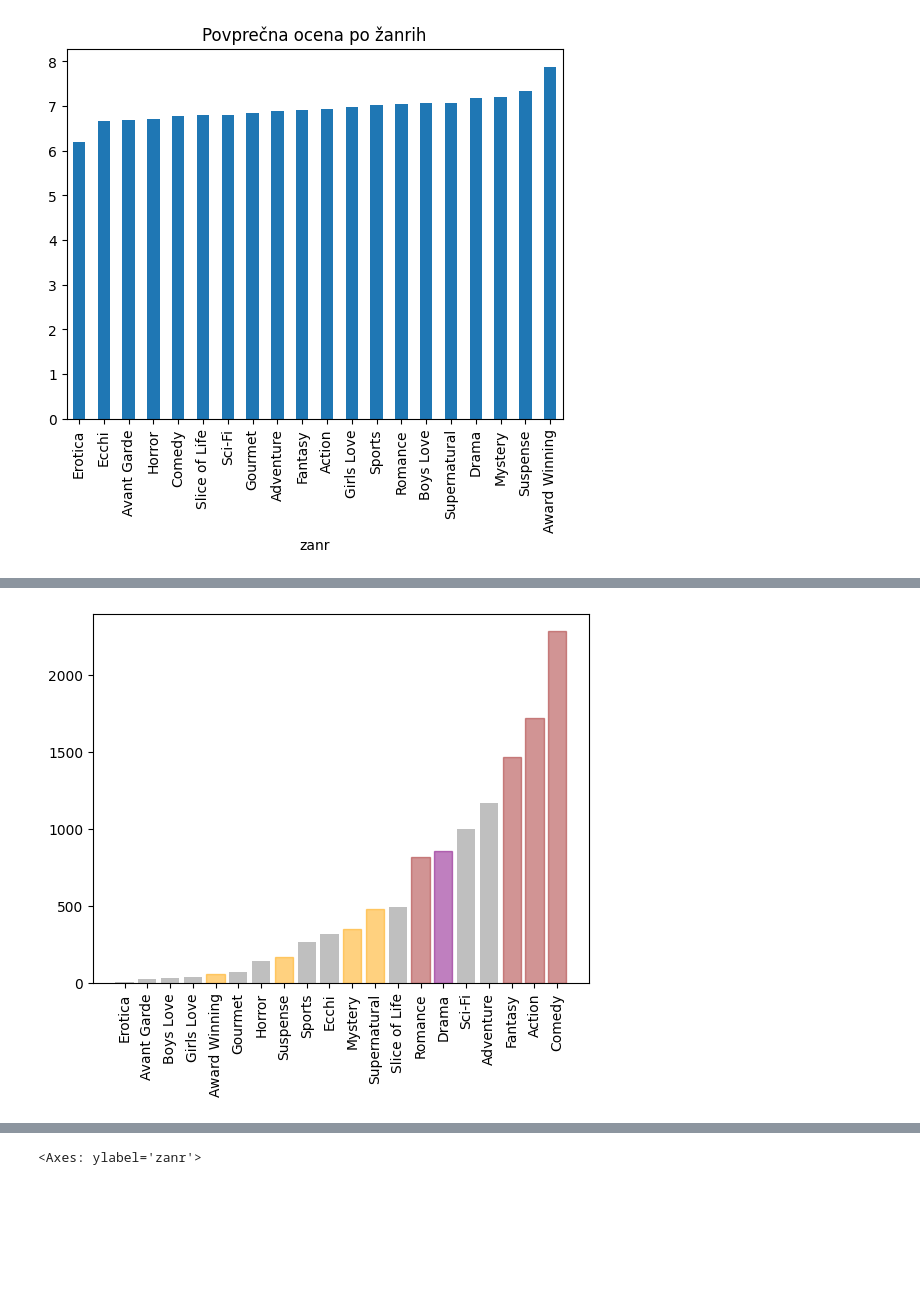
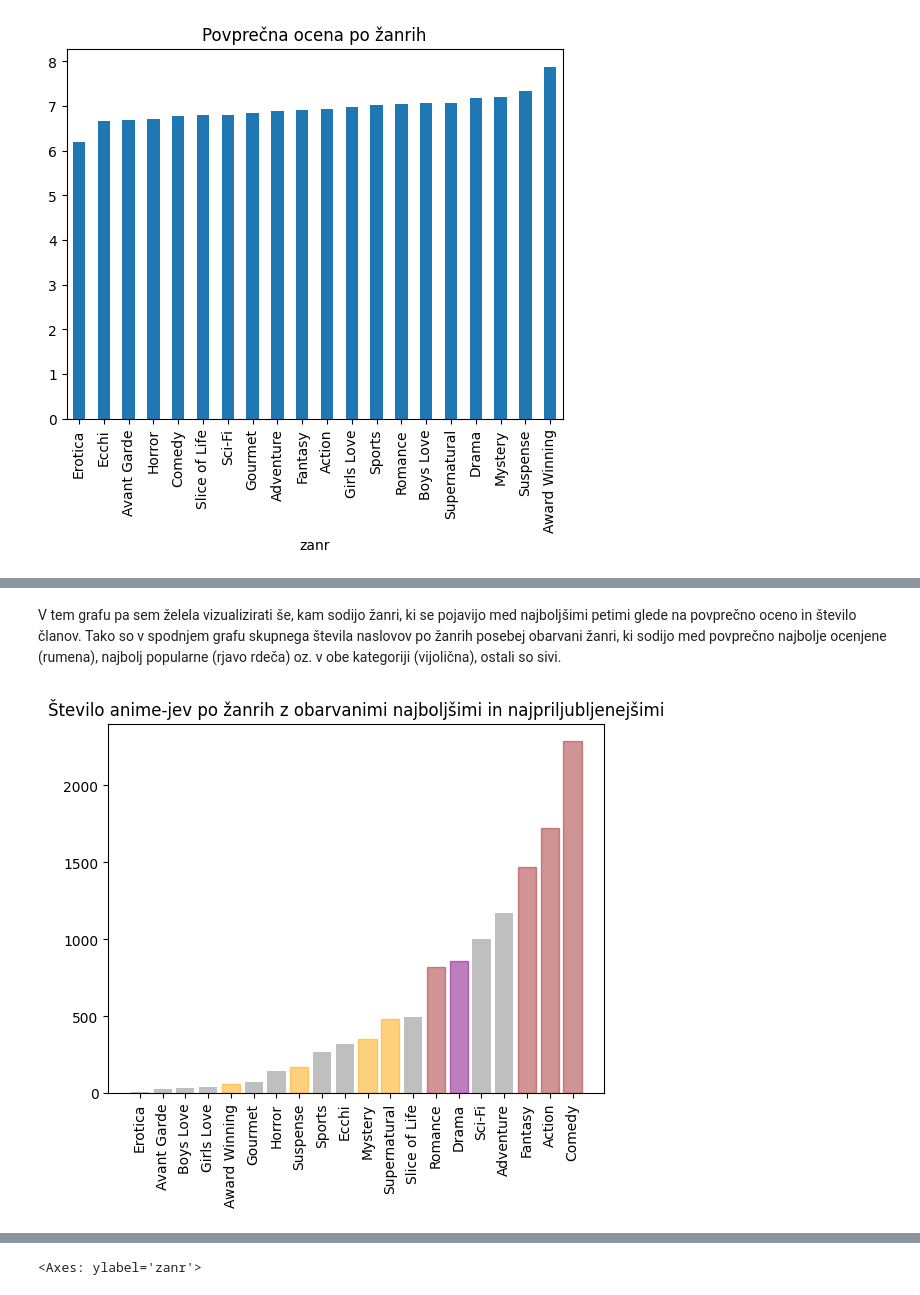
Before and after one commit to lrozman/Projektna-naloga-UVP---Rozman-Lara, a Jupyter notebook: analiza.ipynb, the cells around one changed output, grey strips where cells are left out. Saved outputs shown, nothing was run; the diff lists cells and outputs as text; code cells hidden in the pictures; blank space fills up the shorter version.

```diff
--- a/analiza.ipynb
+++ b/analiza.ipynb
@@ -698,14 +706,17 @@ zanri_anime.groupby("zanr").size().sort_values().plot.bar()
+# %% [markdown]
+V tem grafu pa sem želela vizualizirati še, kam sodijo žanri, ki se pojavijo med najboljšimi petimi glede na povprečno oceno in število članov. Tako so v spodnjem grafu skupnega števila naslovov po žanrih posebej obarvani žanri, ki sodijo med povprečno najbolje ocenjene (rumena), najbolj popularne (rjavo rdeča) oz. v obe kategoriji (vijolična), ostali so sivi.
 # %%
 df_zanri_stevilo = pd.DataFrame({"stevilo": zanri_anime.groupby("zanr").size().sort_values()})
 bars = plt.bar(x=df_zanri_stevilo.index, height=df_zanri_stevilo.stevilo, color='grey', alpha=0.5)
 for idx, zanr in enumerate(df_zanri_stevilo.index):
     if zanr in zanri_najbolje_ocenjeni.intersection(zanri_najpopularnejsi):
         bars[idx].set_color(c="purple")
     elif zanr in zanri_najbolje_ocenjeni:
         bars[idx].set_color(c="orange")
     elif zanr in zanri_najpopularnejsi:
         bars[idx].set_color(c="brown")
 plt.xticks(rotation=90)
+plt.title("Število anime-jev po žanrih z obarvanimi najboljšimi in najpriljubljenejšimi")
 plt.show()
 # %% [output]
-[figure, old version]
+[figure, new version]
```
Also changed, not shown: parts of 14 cells of this notebook.
